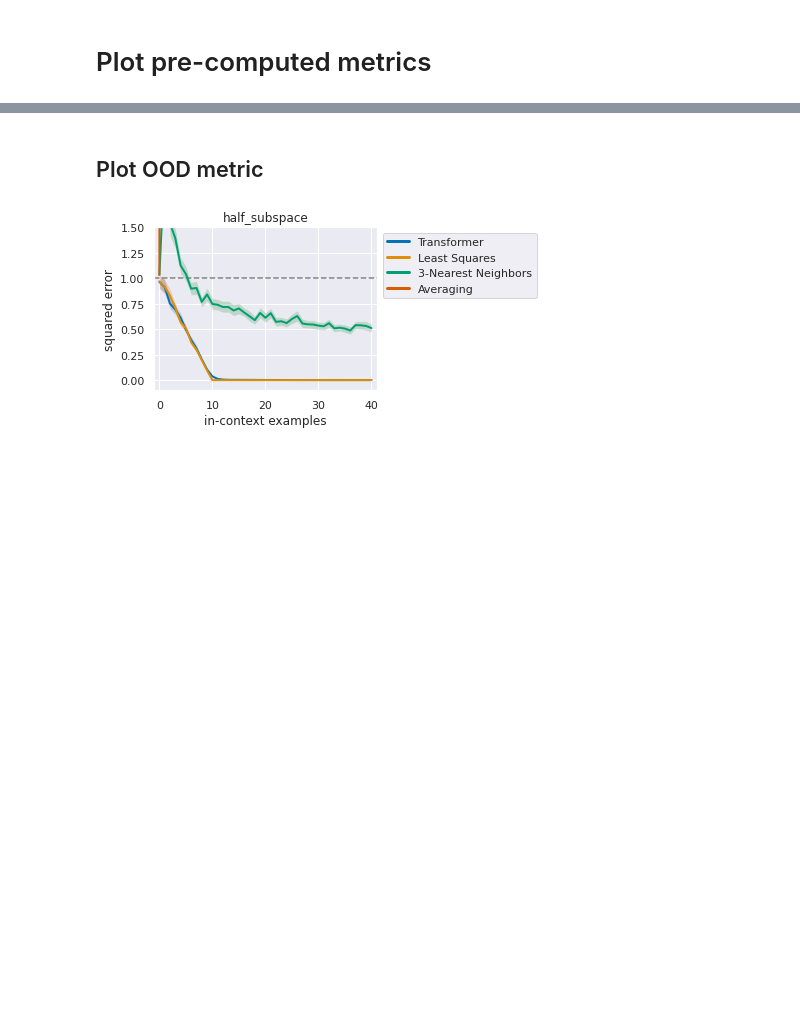
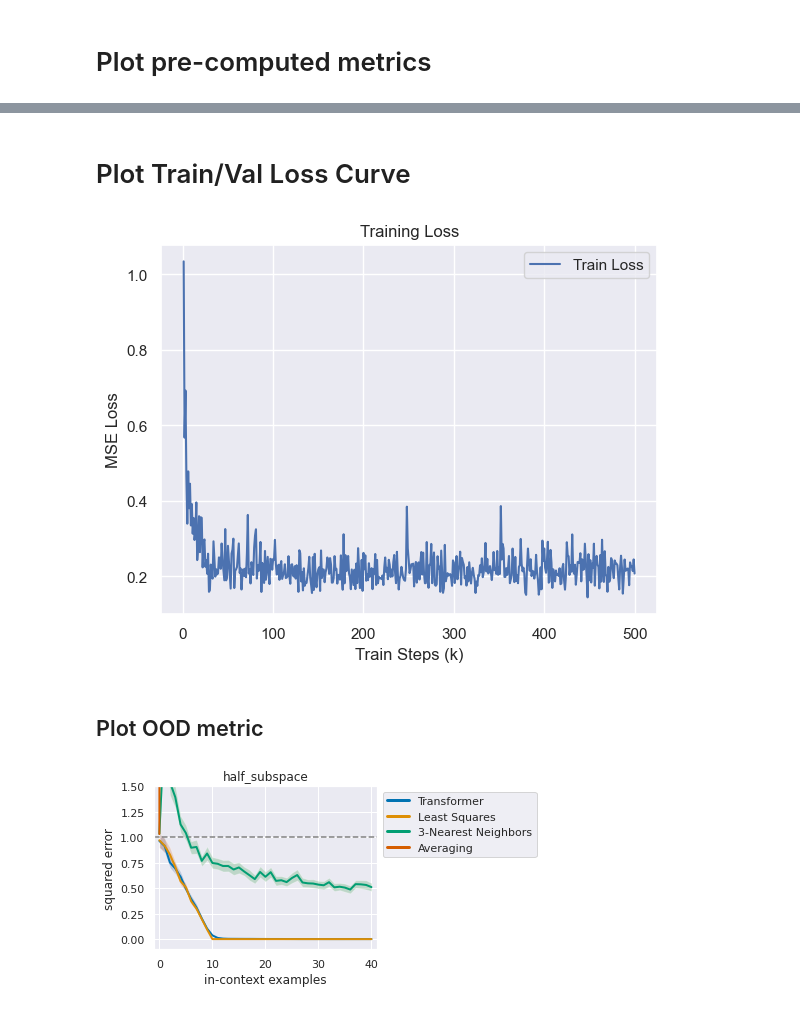
Before and after one commit to parkszachta/in-context-learning, a Jupyter notebook: eval.ipynb, the cells around one changed output, grey strips where cells are left out. Cells and saved outputs as stored; diff of their text form; code cells hidden in the pictures; blank space fills up the shorter version.

```diff
--- a/eval.ipynb
+++ b/eval.ipynb
@@ -105,3 +89,37 @@ dict_keys(['Transformer', '3-Nearest Neighbors', 'Averaging'])
+# %% [markdown]
+# Plot Train/Val Loss Curve
+# %%
+import wandb
+import matplotlib.pyplot as plt
+
+# 1) Initialize the API
+api = wandb.Api()
+
+# 2) Load your run by its full path: "<entity>/<project>/<run_id>"
+#    e.g. "myusername/myproject/abcd1234"
+run_path = "qianyu2025-university-of-california-berkeley/in-context-training/vald3twu" # standard piecewise scalar
+# run_path = "qianyu2025-university-of-california-berkeley/in-context-training/9mcne8c0" # tiny piecewise scalar
+run = api.run(f"{run_path}")  # e.g. "me/myproj/abc123"
+# %%
+# 3) Download the history for just the two loss keys
+hist = run.history(keys=["overall_loss"])
+
+# 4) Convert to Python lists
+train_losses = hist["overall_loss"].tolist()
+
+
+# 5) Plot
+epochs = range(1, len(train_losses) + 1)
+plt.plot(epochs, train_losses, label="Train Loss")
+# plt.plot(epochs, val_losses,   label="Validation Loss")
+plt.xlabel("Train Steps (k)")
+plt.ylabel("MSE Loss")
+plt.title("Training Loss")
+plt.legend()
+plt.grid(True)
+plt.show()
+# %% [output]
+[figure, added]
 # %% [markdown]
 ## Plot OOD metric
 # %%
```
Also changed, not shown: parts of 7 cells of this notebook, 1 other file.
